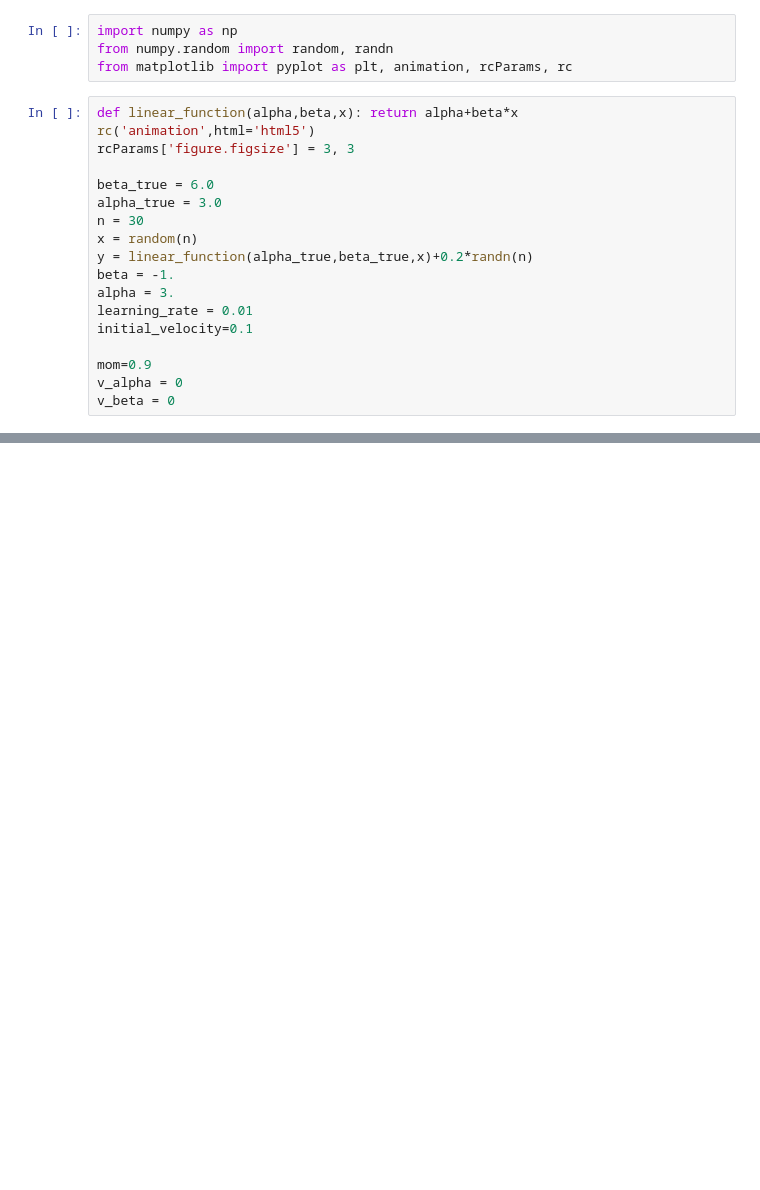
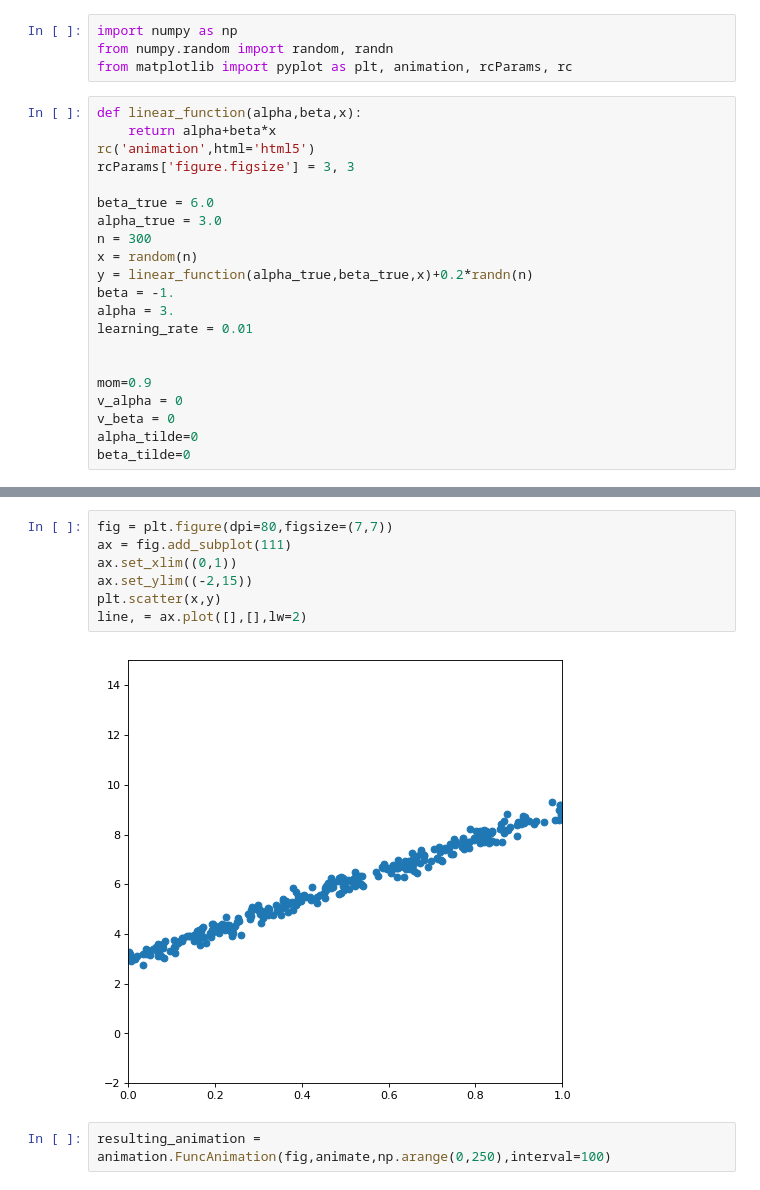
Before and after one commit to dougc333/TDS, a Jupyter notebook: linear_model.ipynb, the cells around one changed output, grey strips where cells are left out. Cells and saved outputs as stored; diff of their text form; blank space fills up the shorter version.

```diff
--- a/linear_model.ipynb
+++ b/linear_model.ipynb
@@ -330,20 +335,23 @@ import numpy as np
 from numpy.random import random, randn
 from matplotlib import pyplot as plt, animation, rcParams, rc
 # %%
-def linear_function(alpha,beta,x): return alpha+beta*x
+def linear_function(alpha,beta,x):
+    return alpha+beta*x
 rc('animation',html='html5')
 rcParams['figure.figsize'] = 3, 3
 
 beta_true = 6.0
 alpha_true = 3.0
-n = 30
+n = 300
 x = random(n)
 y = linear_function(alpha_true,beta_true,x)+0.2*randn(n)
 beta = -1.
 alpha = 3.
 learning_rate = 0.01
-initial_velocity=0.1
+
 
 mom=0.9
 v_alpha = 0
 v_beta = 0
+alpha_tilde=0
+beta_tilde=0
@@ -349,0 +382,11 @@ v_beta = 0
+# %%
+fig = plt.figure(dpi=80,figsize=(7,7))
+ax = fig.add_subplot(111)
+ax.set_xlim((0,1))
+ax.set_ylim((-2,15))
+plt.scatter(x,y)
+line, = ax.plot([],[],lw=2)
+# %% [output]
+[figure, added]
+# %%
+resulting_animation = animation.FuncAnimation(fig,animate,np.arange(0,250),interval=100)
```
Also changed, not shown: parts of 12 cells of this notebook, 1 other file.
